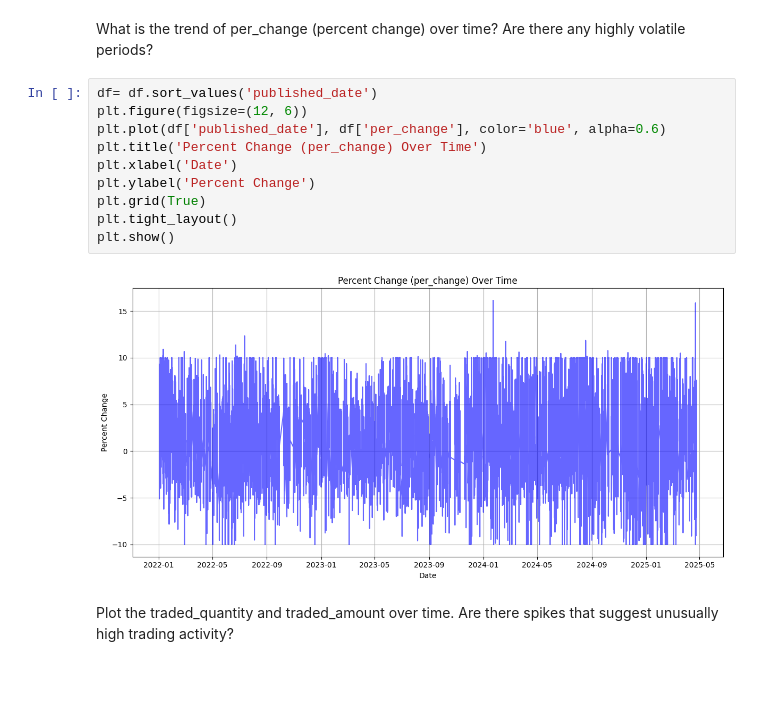
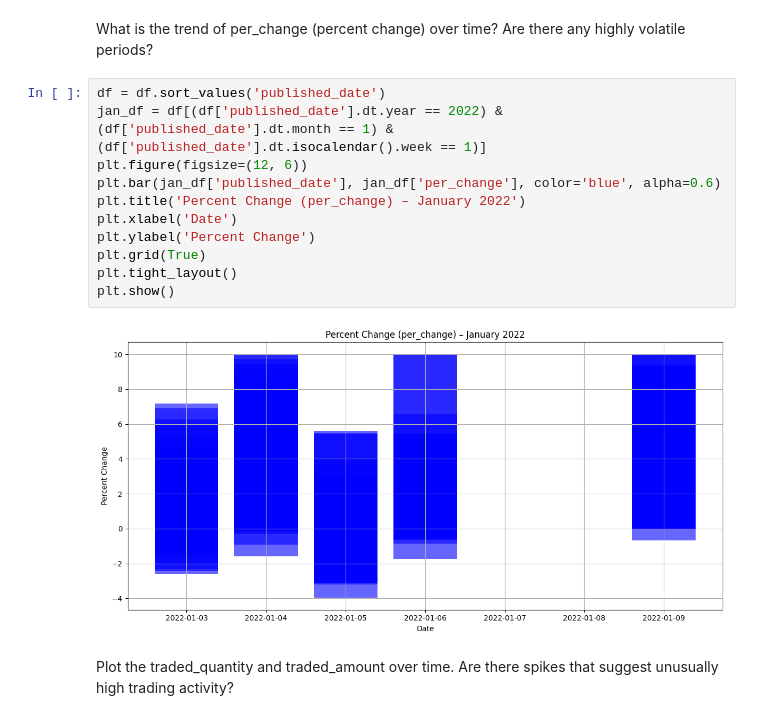
Before and after one commit to SanjayBista1010/Classification, a Jupyter notebook: nepalShare.ipynb, the cells around one changed output. Drawn from its saved outputs; the diff is of its cells as text; blank space fills up the shorter version.

```diff
--- a/nepalShare.ipynb
+++ b/nepalShare.ipynb
@@ -425,17 +426,18 @@ plt.show()
 # %% [markdown]
 What is the trend of per_change (percent change) over time? Are there any highly volatile periods?
 # %%
-df= df.sort_values('published_date')
+df = df.sort_values('published_date')
+jan_df = df[(df['published_date'].dt.year == 2022) & (df['published_date'].dt.month == 1) & (df['published_date'].dt.isocalendar().week == 1)]
 plt.figure(figsize=(12, 6))
-plt.plot(df['published_date'], df['per_change'], color='blue', alpha=0.6)
-plt.title('Percent Change (per_change) Over Time')
+plt.bar(jan_df['published_date'], jan_df['per_change'], color='blue', alpha=0.6)
+plt.title('Percent Change (per_change) – January 2022')
 plt.xlabel('Date')
 plt.ylabel('Percent Change')
 plt.grid(True)
 plt.tight_layout()
 plt.show()
 # %% [output]
-[figure, old version]
+[figure, new version]
 # %% [markdown]
 Plot the traded_quantity and traded_amount over time. Are there spikes that suggest unusually high trading activity?
 # %%
```
Also changed, not shown: parts of 2 cells of this notebook.
